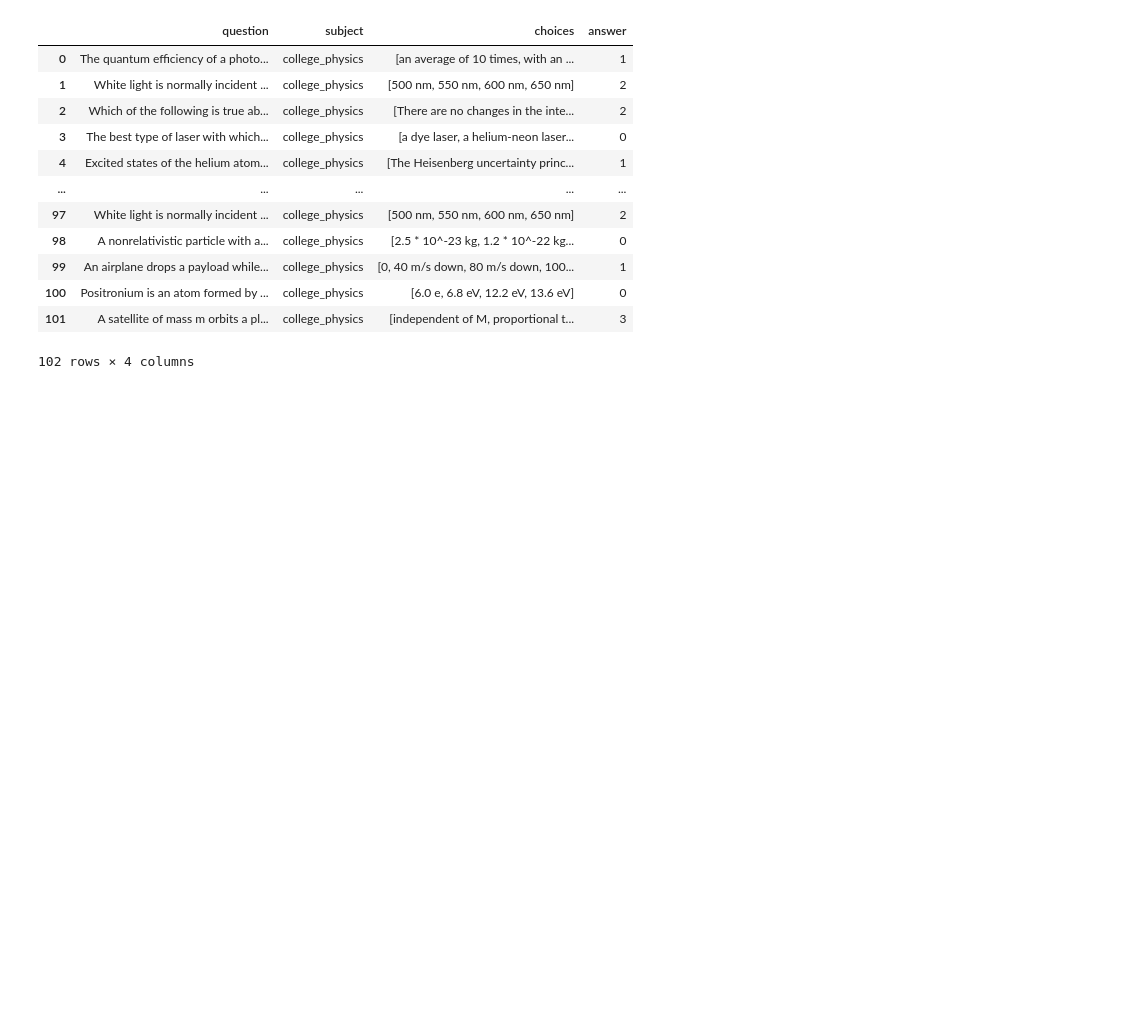
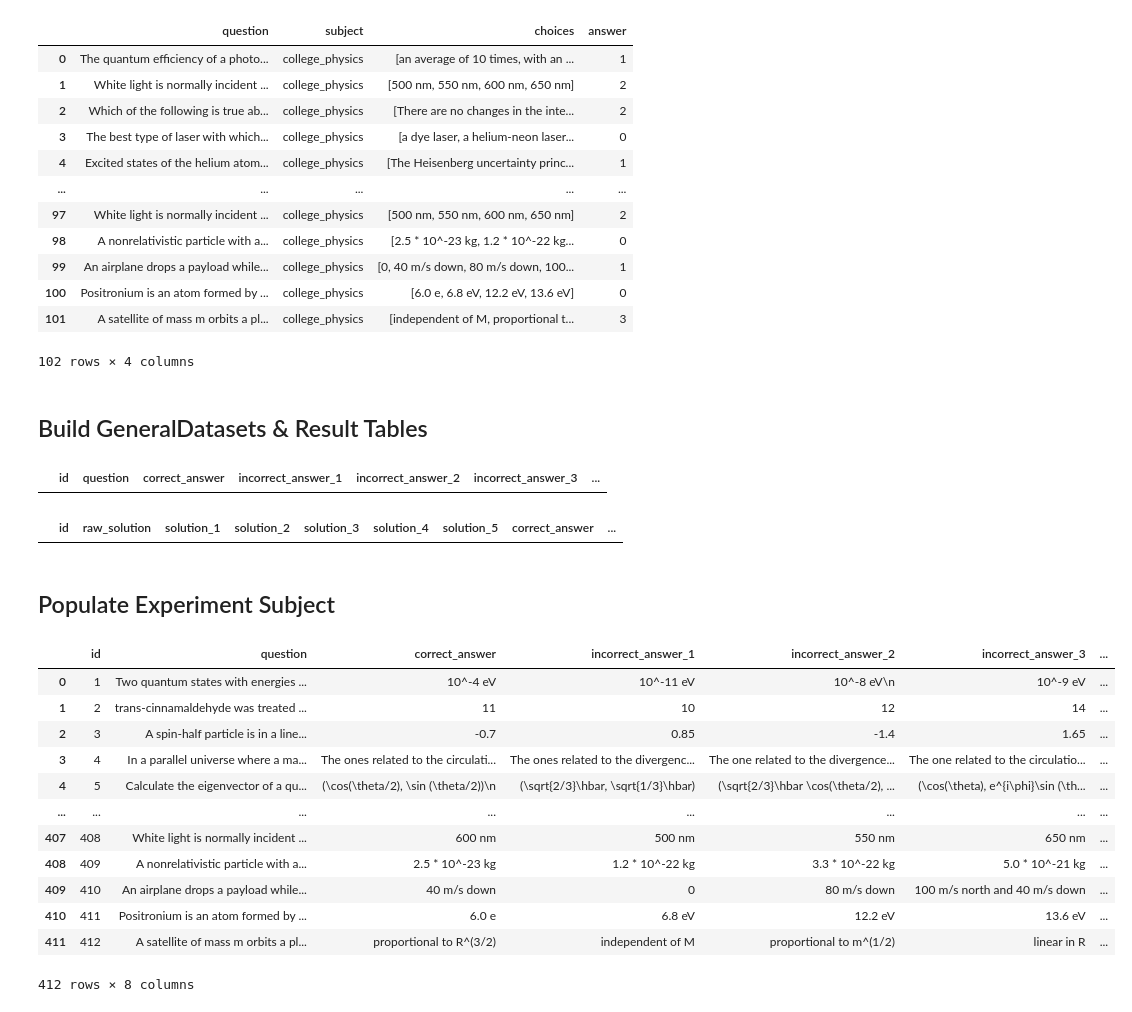
Before and after one commit to eugeniusms/textgrad-TextualVerifier, a Jupyter notebook: evaluation/solution_optimization/Solution-Optimization-Evaluation.ipynb, the cells around one changed output. Saved outputs shown, nothing was run; the diff lists cells and outputs as text; code cells hidden in the pictures; blank space fills up the shorter version.

Commit message:
feat: merge general_datasets

```diff
--- a/evaluation/solution_optimization/Solution-Optimization-Evaluation.ipynb
+++ b/evaluation/solution_optimization/Solution-Optimization-Evaluation.ipynb
@@ -59,3 +61,41 @@ dataset_mmlu_cp
 | 100 | Positronium is an atom formed by ... | college_physics | [6.0 e, 6.8 eV, 12.2 eV, 13.6 eV] | 0 |
 | 101 | A satellite of mass m orbits a pl... | college_physics | [independent of M, proportional t... | 3 |
 102 rows × 4 columns
+# %% [markdown]
+## Build GeneralDatasets & Result Tables
+# %%
+# Create empty DataFrame with proper GeneralDatasets schema
+general_datasets_columns = [
+    'id',                    # integer - unique identifier
+    'question',              # string - the question text
+    'correct_answer',        # string - correct answer
+    'incorrect_answer_1',    # string - first incorrect option
+    'incorrect_answer_2',    # string - second incorrect option
+    'incorrect_answer_3',    # string - third incorrect option
+    'source',               # string - dataset source (GPQA, MMLU, etc.)
+    'subject'               # string - subject/topic area
+]
+general_datasets = pd.DataFrame(columns=general_datasets_columns)
+general_datasets
+# %% [output]
+|  | id | question | correct_answer | incorrect_answer_1 | incorrect_answer_2 | incorrect_answer_3 | ... |
+# %%
+# Create empty DataFrame with proper Result schema
+result_columns = [
+    'id',                # integer - links to GeneralDatasets.id
+    'raw_solution',      # string - initial solution before optimization
+    'solution_1',        # string - first TextGrad iteration
+    'solution_2',        # string - second TextGrad iteration
+    'solution_3',        # string - third TextGrad iteration
+    'solution_4',        # string - fourth TextGrad iteration
+    'solution_5',        # string - fifth TextGrad iteration (final)
+    'correct_answer',    # string - ground truth answer
+    'source',           # string - dataset source (GPQA, MMLU)
+    'subject'           # string - subject area
+]
+result = pd.DataFrame(columns=result_columns)
+result
+# %% [output]
+|  | id | raw_solution | solution_1 | solution_2 | solution_3 | solution_4 | solution_5 | correct_answer | ... |
+# %% [markdown]
+## Populate Experiment Subject
@@ -61,0 +152,16 @@ dataset_mmlu_cp
+# %%
+general_datasets
+# %% [output]
+|  | id | question | correct_answer | incorrect_answer_1 | incorrect_answer_2 | incorrect_answer_3 | ... |
+| 0 | 1 | Two quantum states with energies ... | 10^-4 eV | 10^-11 eV | 10^-8 eV\n | 10^-9 eV | ... |
+| 1 | 2 | trans-cinnamaldehyde was treated ... | 11 | 10 | 12 | 14 | ... |
+| 2 | 3 | A spin-half particle is in a line... | -0.7 | 0.85 | -1.4 | 1.65 | ... |
+| 3 | 4 | In a parallel universe where a ma... | The ones related to the circulati... | The ones related to the divergenc... | The one related to the divergence... | The one related to the circulatio... | ... |
+| 4 | 5 | Calculate the eigenvector of a qu... | (\cos(\theta/2), \sin (\theta/2))\n | (\sqrt{2/3}\hbar, \sqrt{1/3}\hbar) | (\sqrt{2/3}\hbar \cos(\theta/2), ... | (\cos(\theta), e^{i\phi}\sin (\th... | ... |
+| ... | ... | ... | ... | ... | ... | ... | ... |
+| 407 | 408 | White light is normally incident ... | 600 nm | 500 nm | 550 nm | 650 nm | ... |
+| 408 | 409 | A nonrelativistic particle with a... | 2.5 * 10^-23 kg | 1.2 * 10^-22 kg | 3.3 * 10^-22 kg | 5.0 * 10^-21 kg | ... |
+| 409 | 410 | An airplane drops a payload while... | 40 m/s down | 0 | 80 m/s down | 100 m/s north and 40 m/s down | ... |
+| 410 | 411 | Positronium is an atom formed by ... | 6.0 e | 6.8 eV | 12.2 eV | 13.6 eV | ... |
+| 411 | 412 | A satellite of mass m orbits a pl... | proportional to R^(3/2) | independent of M | proportional to m^(1/2) | linear in R | ... |
+412 rows × 8 columns
```
Also changed, not shown: parts of 2 cells of this notebook.
